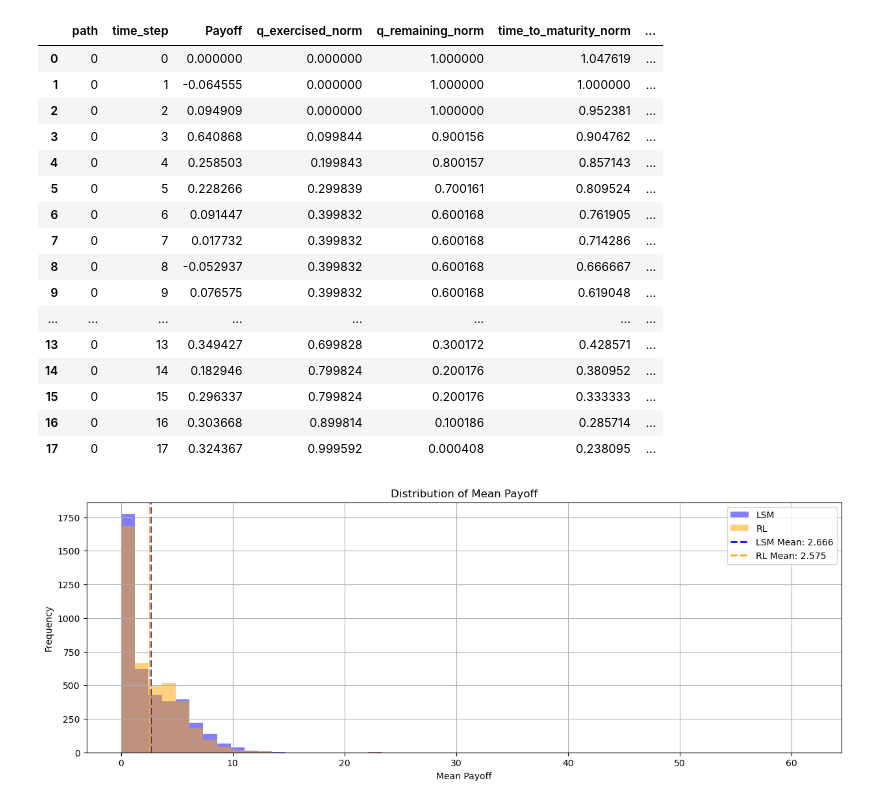
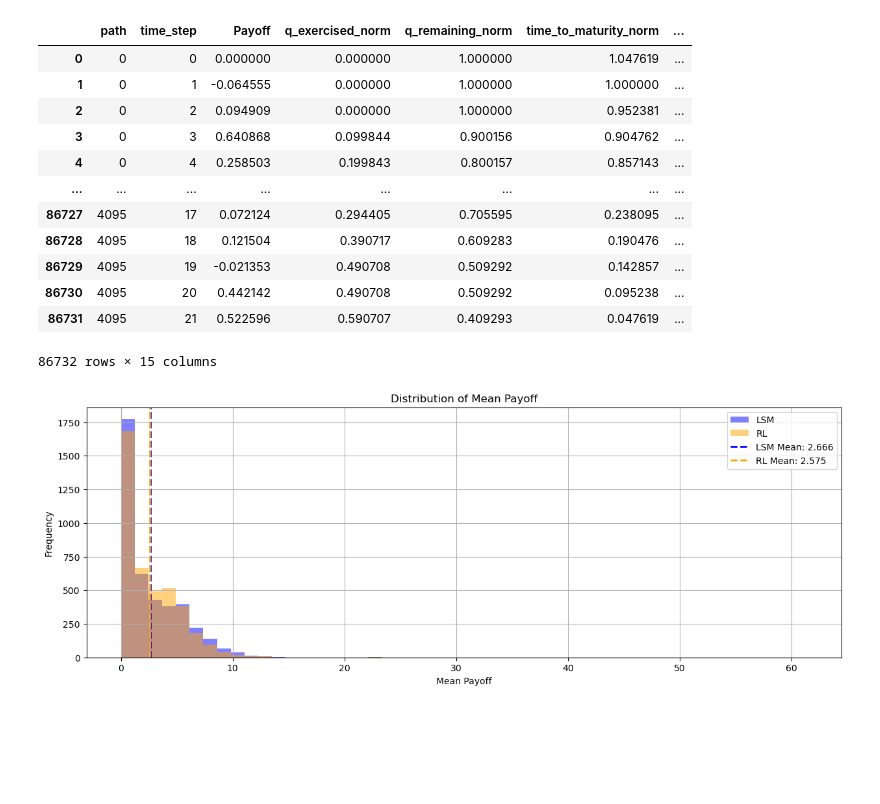
Before and after one commit to ithakis/DRL-Swing-Options, a Jupyter notebook: Jupyter Notebooks/Validation 4: Evaluation Results.ipynb, the cells around one changed output. Drawn from its saved outputs; the diff is of its cells as text; code cells hidden in the pictures; blank space fills up the shorter version.

```diff
--- a/Jupyter Notebooks/Validation 4: Evaluation Results.ipynb
+++ b/Jupyter Notebooks/Validation 4: Evaluation Results.ipynb
@@ -5,38 +5,34 @@ from matplotlib import pyplot as plt
 # %%
 lsm = pd.read_csv('/Users/alexanderithakis/Documents/GitHub/D4PG-QR-FRM/logs/MonthlySwing7_noPER/evaluations/lsm.csv')
 # 3072, 4096, 5120, 6144, 7168, 8192, 9216, 10240, 11264, 12288, 13312, 14336, 15360, 16384
 rl = pd.read_csv('/Users/alexanderithakis/Documents/GitHub/D4PG-QR-FRM/logs/MonthlySwing7_noPER/evaluations/rl_episode_8192.csv')
 # Create a new column in the rl DataFrame which sums per path up to each and including each time step the q_t
 lsm['Q_t'] = lsm.groupby('path')['q_t'].cumsum()
 rl['Q_t'] = rl.groupby('path')['q_t'].cumsum()
 
 lsm['payoff'] = np.maximum(lsm['spot'] - 1, 0) * lsm['q_t']
 rl['payoff'] = np.maximum(rl['spot'] - 1, 0) * rl['q_t']
 
 lsm.sort_values(by=['path', 'time_step'], inplace=True)
 rl.sort_values(by=['path', 'time_step'], inplace=True)
 
 rl.query('path == 0')
 
-# rl
+rl
 # %% [output]
 |  | path | time_step | Payoff | q_exercised_norm | q_remaining_norm | time_to_maturity_norm | ... |
 | 0 | 0 | 0 | 0.000000 | 0.000000 | 1.000000 | 1.047619 | ... |
 | 1 | 0 | 1 | -0.064555 | 0.000000 | 1.000000 | 1.000000 | ... |
 | 2 | 0 | 2 | 0.094909 | 0.000000 | 1.000000 | 0.952381 | ... |
 | 3 | 0 | 3 | 0.640868 | 0.099844 | 0.900156 | 0.904762 | ... |
 | 4 | 0 | 4 | 0.258503 | 0.199843 | 0.800157 | 0.857143 | ... |
-| 5 | 0 | 5 | 0.228266 | 0.299839 | 0.700161 | 0.809524 | ... |
-| 6 | 0 | 6 | 0.091447 | 0.399832 | 0.600168 | 0.761905 | ... |
-| 7 | 0 | 7 | 0.017732 | 0.399832 | 0.600168 | 0.714286 | ... |
-| 8 | 0 | 8 | -0.052937 | 0.399832 | 0.600168 | 0.666667 | ... |
-| 9 | 0 | 9 | 0.076575 | 0.399832 | 0.600168 | 0.619048 | ... |
 | ... | ... | ... | ... | ... | ... | ... | ... |
-| 13 | 0 | 13 | 0.349427 | 0.699828 | 0.300172 | 0.428571 | ... |
-| 14 | 0 | 14 | 0.182946 | 0.799824 | 0.200176 | 0.380952 | ... |
-| 15 | 0 | 15 | 0.296337 | 0.799824 | 0.200176 | 0.333333 | ... |
-| 16 | 0 | 16 | 0.303668 | 0.899814 | 0.100186 | 0.285714 | ... |
-| 17 | 0 | 17 | 0.324367 | 0.999592 | 0.000408 | 0.238095 | ... |
+| 86727 | 4095 | 17 | 0.072124 | 0.294405 | 0.705595 | 0.238095 | ... |
+| 86728 | 4095 | 18 | 0.121504 | 0.390717 | 0.609283 | 0.190476 | ... |
+| 86729 | 4095 | 19 | -0.021353 | 0.490708 | 0.509292 | 0.142857 | ... |
+| 86730 | 4095 | 20 | 0.442142 | 0.490708 | 0.509292 | 0.095238 | ... |
+| 86731 | 4095 | 21 | 0.522596 | 0.590707 | 0.409293 | 0.047619 | ... |
+86732 rows × 15 columns
 # %%
 grouped_lsm = lsm.groupby('path').agg({'Q_t': 'max', 'time_step': 'max', 'payoff': 'sum'}).reset_index()
 grouped_rl = rl.groupby('path').agg({'Q_t': 'max', 'time_step': 'max', 'payoff': 'sum'}).reset_index()
```
Also changed, not shown: 10 other files.
